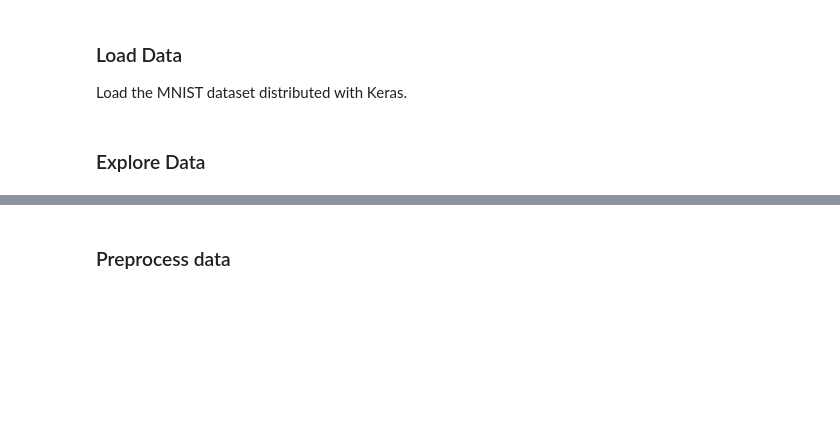
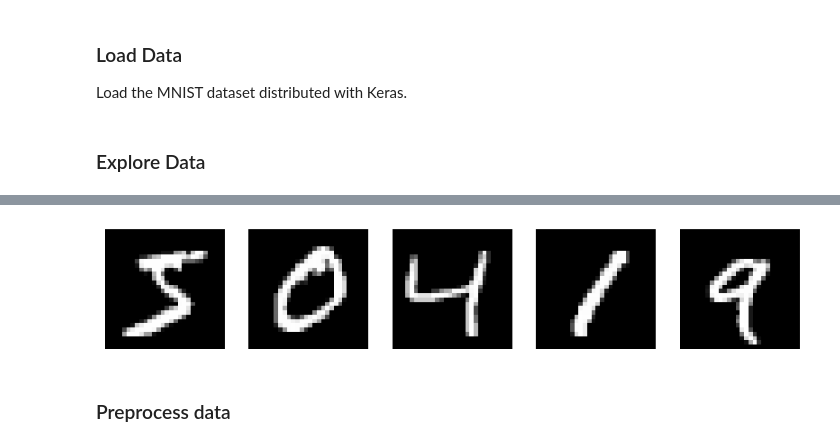
Before and after one commit to Charles-Gormley/GenerativeModels, a Jupyter notebook: DSCI471_HW4_CharlieGormley_ceg98.ipynb, the cells around one changed output, grey strips where cells are left out. Cells and saved outputs as stored; diff of their text form; code cells hidden in the pictures; blank space fills up the shorter version.

```diff
--- a/DSCI471_HW4_CharlieGormley_ceg98.ipynb
+++ b/DSCI471_HW4_CharlieGormley_ceg98.ipynb
@@ -111,10 +119,12 @@ def images_show(images, dim=(1,6), figsize=(12,6), num_postfix=-1):
 # %%
 ## Call the function images_show to show first 6 images in the loaded data, i.e. images_train
 
-loaded_image_samples = images_show(images_train)[:5]
-images_show(loaded_image_samples)
+loaded_image_samples = images_show(images_train[:5])
+loaded_image_samples
 
 ##-Q3: What are the code you should put in place of the ??? in the above code line to fulfill its purpose of design (requirements in the code comment)?
+# %% [output]
+[figure, added]
 # %% [markdown]
 ### Preprocess data
 # %%
```
Also changed, not shown: parts of 11 cells of this notebook.
